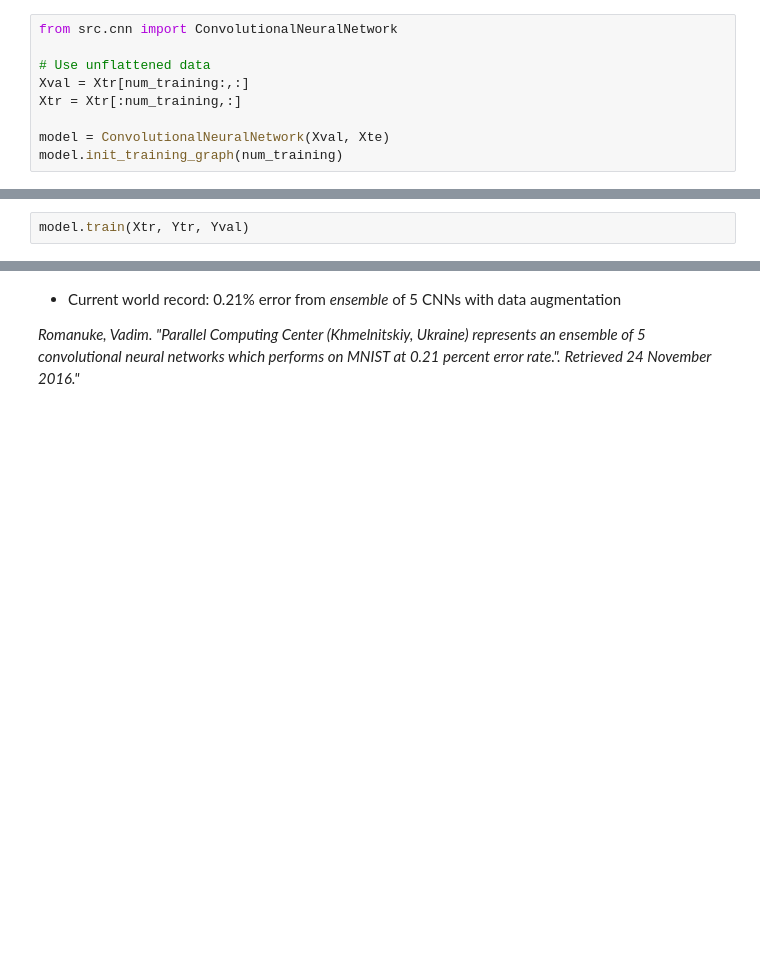
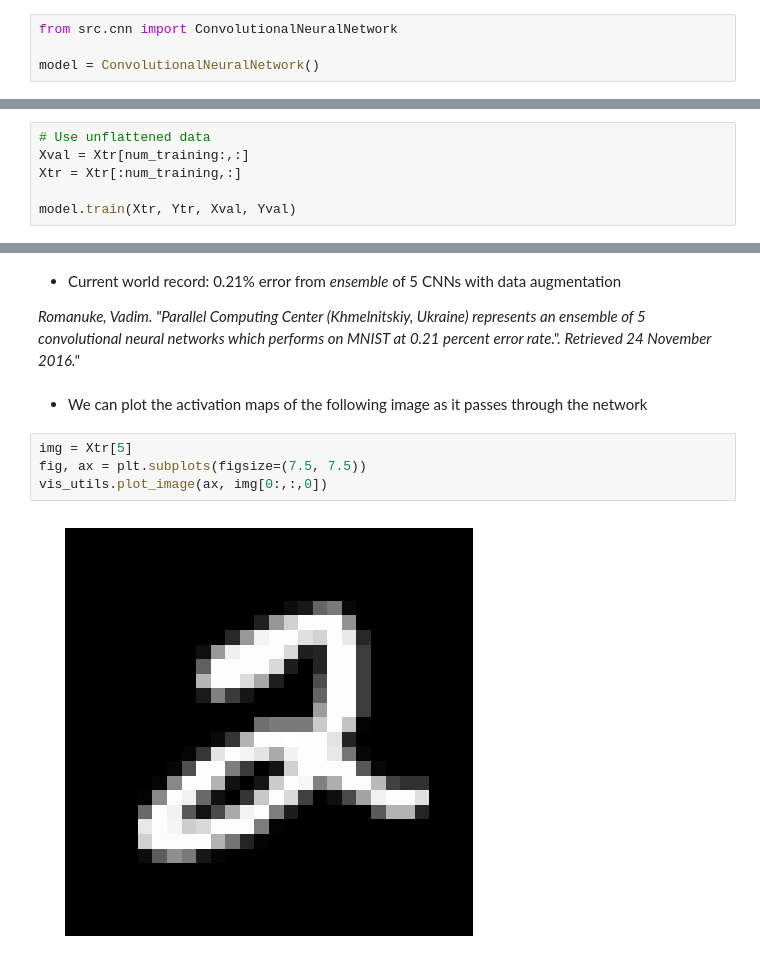
Before and after one commit to jcboyd/deep-learning-workshop, a Jupyter notebook: main.ipynb, the cells around one changed output, grey strips where cells are left out. Cells and saved outputs as stored; diff of their text form; blank space fills up the shorter version.

Commit message:
added activation maps section, various reformattings

```diff
--- a/main.ipynb
+++ b/main.ipynb
@@ -406,10 +404,5 @@ This is the starting point for Basis of deep learning, though not explicity deep
 # %%
 from src.cnn import ConvolutionalNeuralNetwork
 
-# Use unflattened data
-Xval = Xtr[num_training:,:]
-Xtr = Xtr[:num_training,:]
-
-model = ConvolutionalNeuralNetwork(Xval, Xte)
-model.init_training_graph(num_training)
+model = ConvolutionalNeuralNetwork()
 # %% [output]
@@ -417,4 +412,2 @@ Done
 # %% [markdown]
 ### 2.5 Model Training
-# %%
-model.train(Xtr, Ytr, Yval)
@@ -438,0 +414,6 @@ Validation error: 1.3%
+# %%
+# Use unflattened data
+Xval = Xtr[num_training:,:]
+Xtr = Xtr[:num_training,:]
+
+model.train(Xtr, Ytr, Xval, Yval)
@@ -461,3 +462,11 @@ plot_confusion_matrix(ax, confusion_matrix, classes, fontsize=15)
 * Current world record: 0.21% error from *ensemble* of 5 CNNs with data augmentation
 
 *Romanuke, Vadim. "Parallel Computing Center (Khmelnitskiy, Ukraine) represents an ensemble of 5 convolutional neural networks which performs on MNIST at 0.21 percent error rate.". Retrieved 24 November 2016."*
+# %% [markdown]
+* We can plot the activation maps of the following image as it passes through the network
+# %%
+img = Xtr[5]
+fig, ax = plt.subplots(figsize=(7.5, 7.5))
+vis_utils.plot_image(ax, img[0:,:,0])
+# %% [output]
+[figure, added]
```
Also changed, not shown: parts of 16 cells of this notebook, 5 other files.
